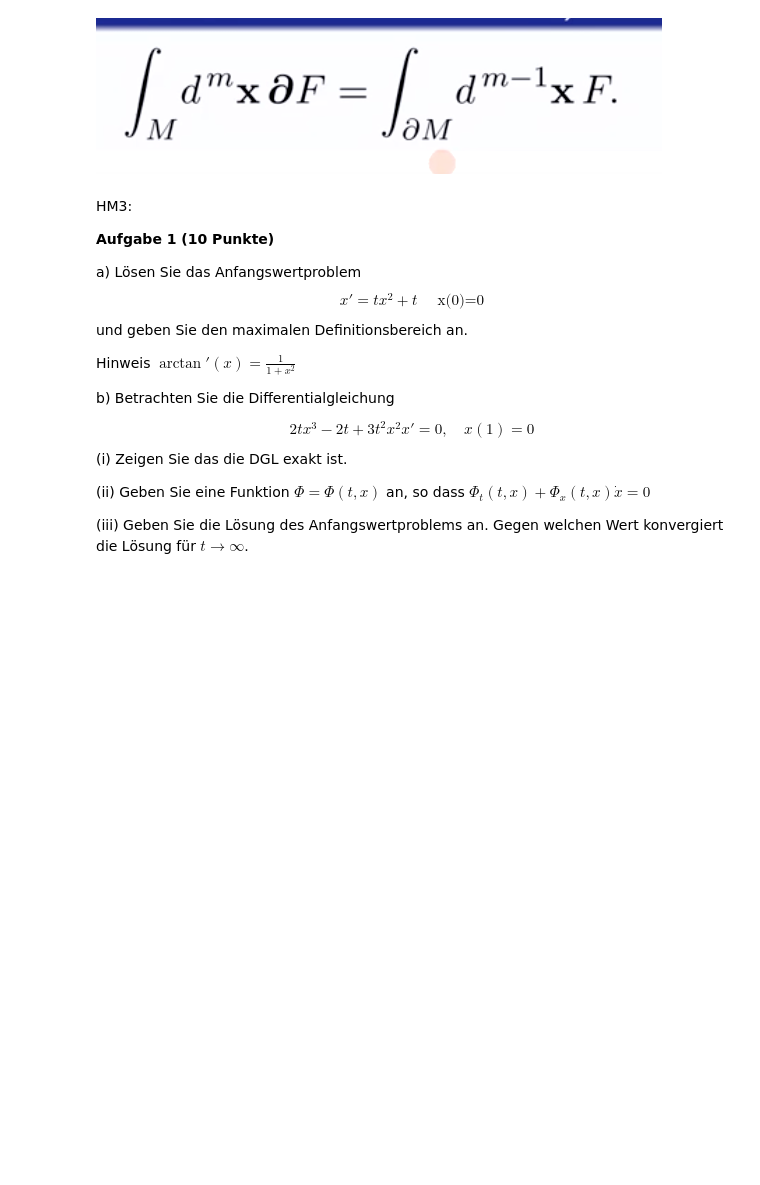
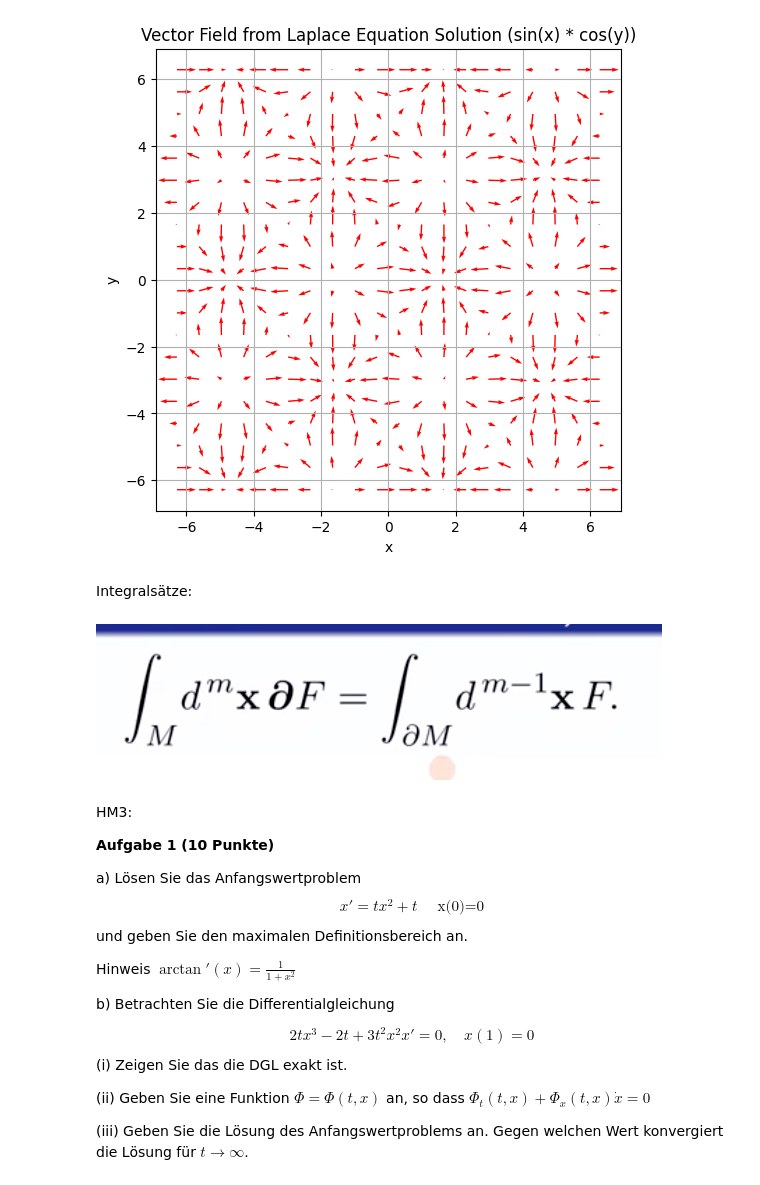
Before and after one commit to ms914/HM_test, a Jupyter notebook: Hoehere_Mathematik_3.ipynb, the cells around one changed output. Cells and saved outputs as stored; diff of their text form; code cells hidden in the pictures; blank space fills up the shorter version.

```diff
--- a/Hoehere_Mathematik_3.ipynb
+++ b/Hoehere_Mathematik_3.ipynb
@@ -11,3 +33,48 @@ Integralsätze:
+# %%
+import sympy as sp
+import numpy as np
+import matplotlib.pyplot as plt
+
+# Define the variables
+x, y = sp.symbols('x y')
+
+# Define the general solution for Laplace equation in 2D (Separation of variables)
+# General form: phi(x, y) = X(x) + Y(y)
+phi = sp.Function('phi')(x, y)
+
+# For simplicity, let's assume phi(x, y) = sin(x) * cos(y), which satisfies the Laplace equation
+phi = sp.sin(x) * sp.cos(y)
+
+# Calculate the gradient of phi (this is the vector field)
+gradient_phi_x = sp.diff(phi, x)
+gradient_phi_y = sp.diff(phi, y)
+
+# Lambdify the gradient for numerical evaluation
+grad_x_func = sp.lambdify((x, y), gradient_phi_x, 'numpy')
+grad_y_func = sp.lambdify((x, y), gradient_phi_y, 'numpy')
+
+# Create a grid of points
+X_vals, Y_vals = np.meshgrid(np.linspace(-2 * np.pi, 2 * np.pi, 20),
+                             np.linspace(-2 * np.pi, 2 * np.pi, 20))
+
+# Evaluate the gradient at each point in the grid
+U_vals = grad_x_func(X_vals, Y_vals)
+V_vals = grad_y_func(X_vals, Y_vals)
+
+# Plot the vector field using matplotlib
+plt.figure(figsize=(6, 6))
+plt.quiver(X_vals, Y_vals, U_vals, V_vals, color='r')
+plt.title('Vector Field from Laplace Equation Solution (sin(x) * cos(y))')
+plt.xlabel('x')
+plt.ylabel('y')
+plt.grid(True)
+plt.show()
+# %% [output]
+[figure, added]
+# %% [markdown]
+
+
+Integralsätze:
 # %% [markdown]
 ![image.png](embedded-picture-1)
 # %% [markdown]
```
Also changed, not shown: parts of 3 cells of this notebook.
